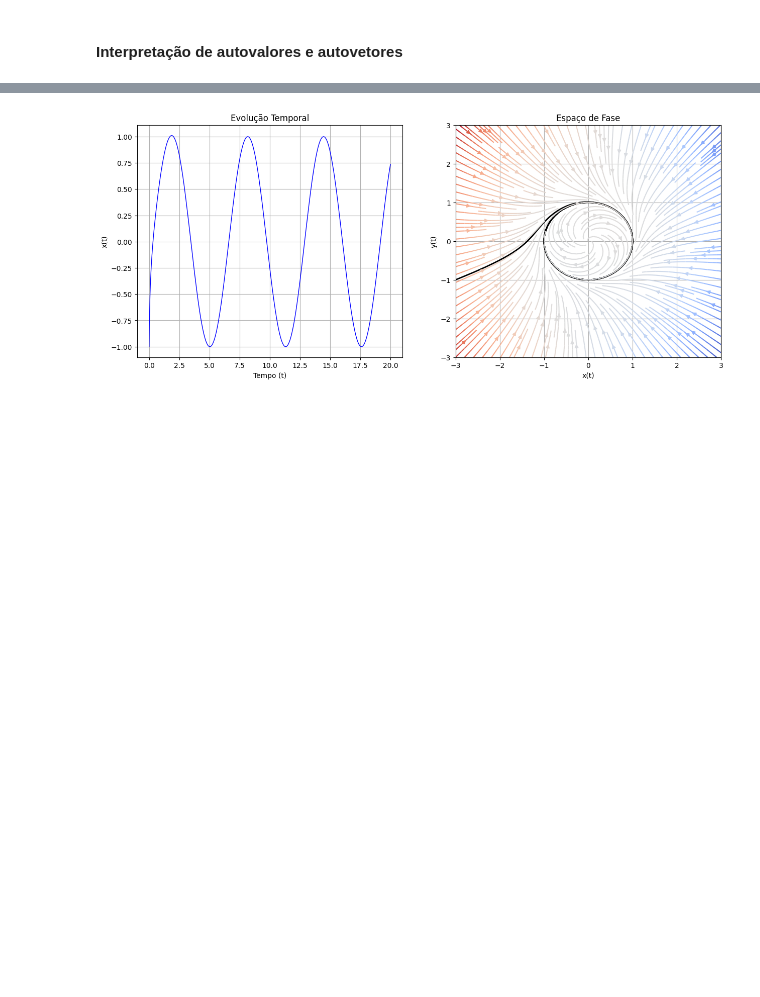
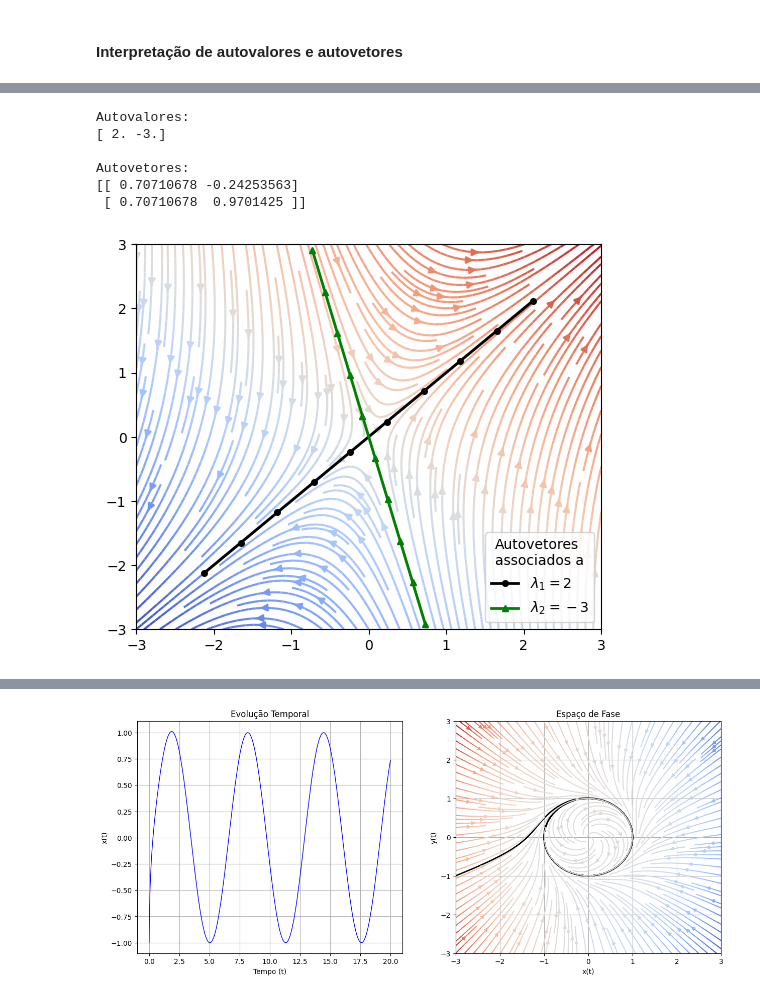
Before and after one commit to jorgesalhani/LinearAlgebraApplications, a Jupyter notebook: TrabalhoFinal/TF.ipynb, the cells around one changed output, grey strips where cells are left out. Cells and saved outputs as stored; diff of their text form; code cells hidden in the pictures; blank space fills up the shorter version.

```diff
--- a/TrabalhoFinal/TF.ipynb
+++ b/TrabalhoFinal/TF.ipynb
@@ -343,0 +335,33 @@ $$
+# %%
+A = np.array([[1,4], [1,-2]]).T
+eigenVal, eigenVec = np.linalg.eig(A)
+print("Autovalores:")
+print(eigenVal)
+print("\nAutovetores:")
+print(eigenVec)
+# %% [output]
+Autovalores:
+[ 2. -3.]
+
+Autovetores:
+[[ 0.70710678 -0.24253563]
+ [ 0.70710678  0.9701425 ]]
+# %%
+w = 3
+Y, X = np.mgrid[-w:w:100j, -w:w:100j]
+U = X + Y
+V = 4*X - 2*Y
+
+t = np.linspace(-3,3,10)
+
+l1 = np.array([[eigenVec[:,0][0] * i, eigenVec[:,0][1] * i] for i in t])
+l2 = np.array([[eigenVec[:,1][0] * i, eigenVec[:,1][1] * i] for i in t])
+
+plt.figure(figsize=(6,5))
+plt.streamplot(X,Y,U,V, density=2, color=U, cmap='coolwarm')
+plt.plot(l1[:,0], l1[:,1], 'ko-', lw=2, ms=4, label=r'$\lambda_1 = 2$')
+plt.plot(l2[:,0], l2[:,1], 'g^-', lw=2, ms=4, label=r'$\lambda_2 = -3$')
+plt.legend(title='Autovetores\nassociados a', loc='lower right')
+plt.show()
+# %% [output]
+[figure, added]
```
Also changed, not shown: parts of 14 cells of this notebook.
